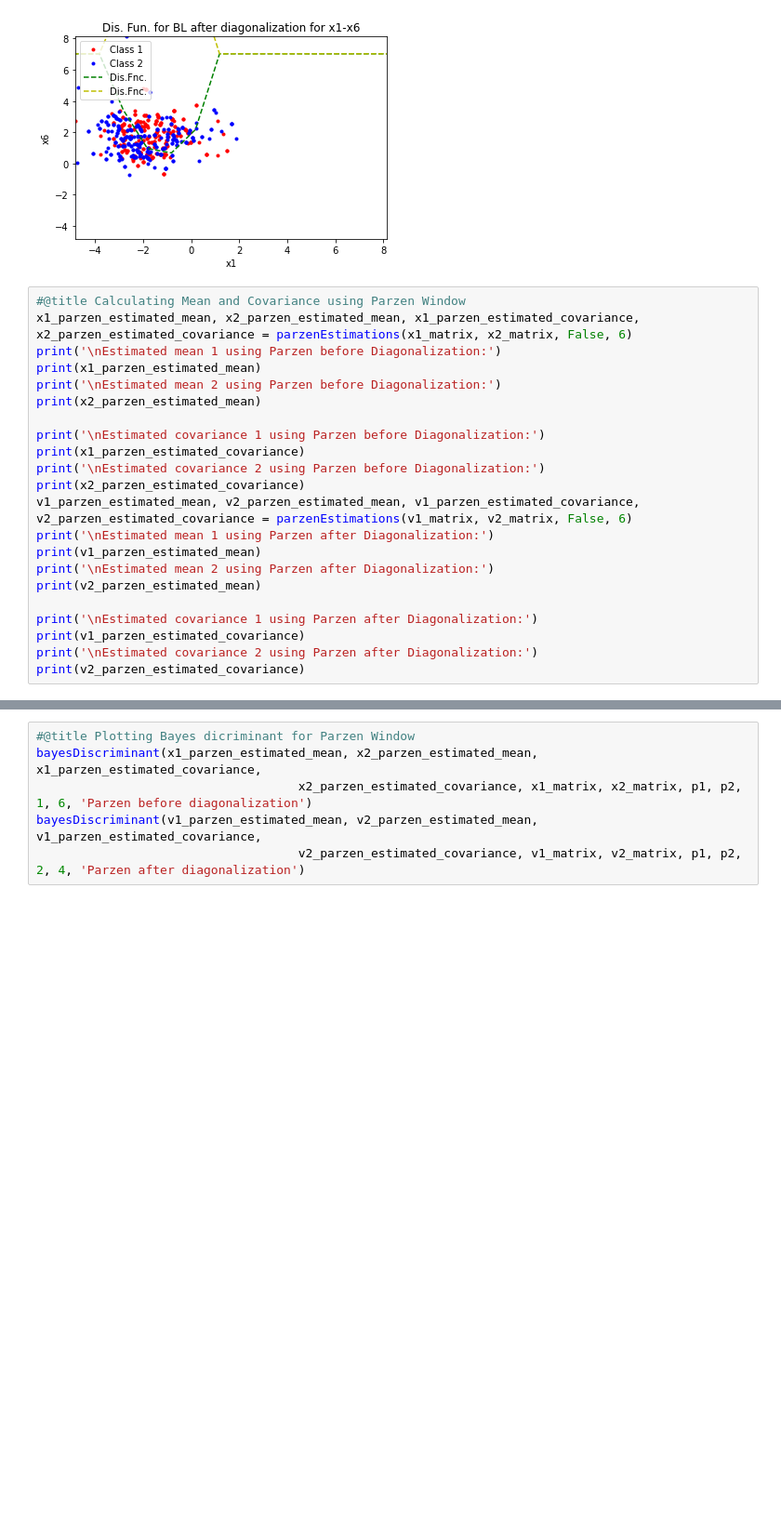
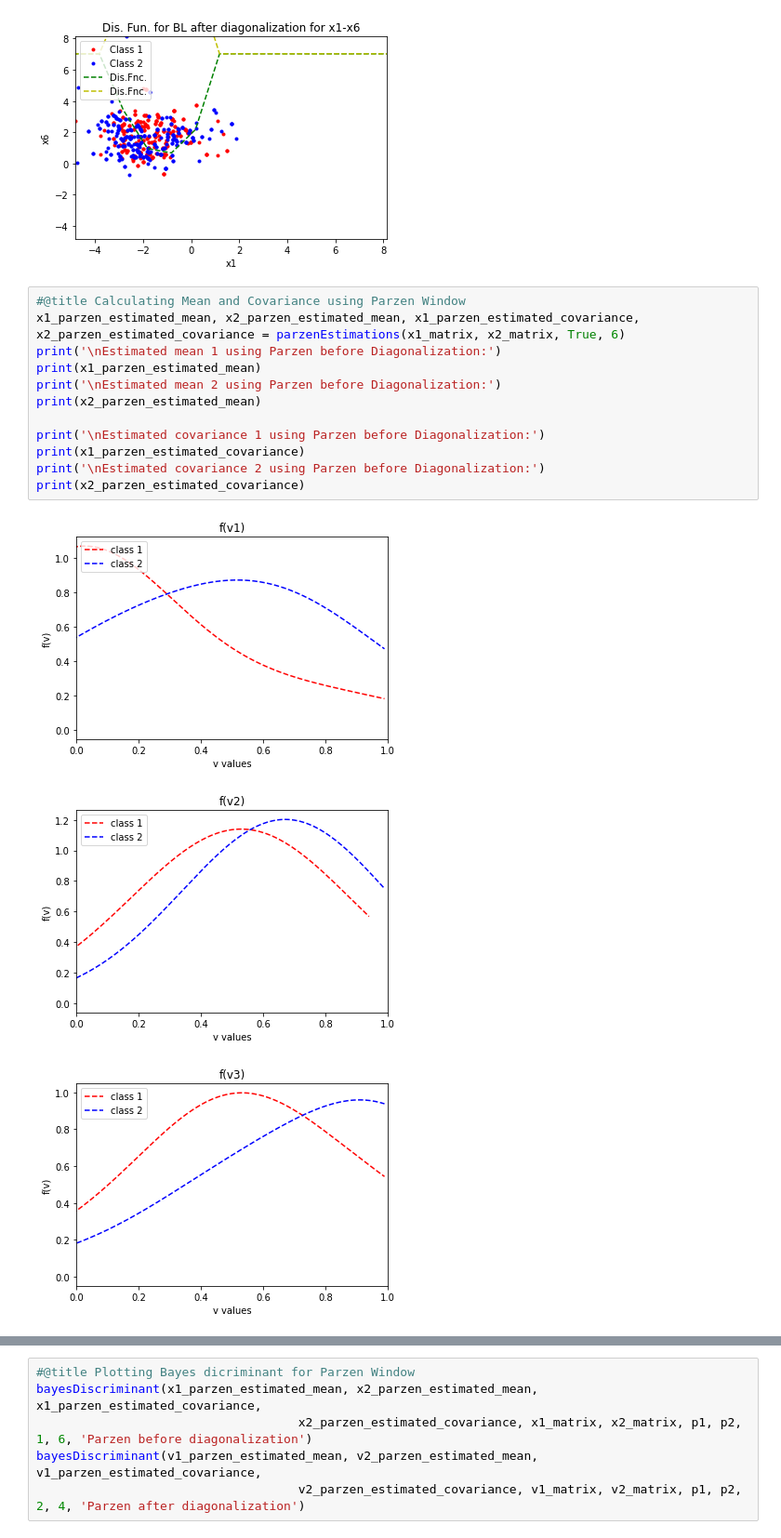
Before and after one commit to zahrafali/PatternRecognition, a Jupyter notebook: PR_Project.ipynb, the cells around one changed output, grey strips where cells are left out. Shown at 93% size. Saved outputs shown, nothing was run; the diff lists cells and outputs as text; blank space fills up the shorter version.

```diff
--- a/PR_Project.ipynb
+++ b/PR_Project.ipynb
@@ -683,24 +683,17 @@ bayesDiscriminant(v1_bl_estimated_mean, v2_bl_estimated_mean, v1_ml_estimated_co
 [figure]
 # %%
 #@title Calculating Mean and Covariance using Parzen Window
-x1_parzen_estimated_mean, x2_parzen_estimated_mean, x1_parzen_estimated_covariance, x2_parzen_estimated_covariance = parzenEstimations(x1_matrix, x2_matrix, False, 6)
+x1_parzen_estimated_mean, x2_parzen_estimated_mean, x1_parzen_estimated_covariance, x2_parzen_estimated_covariance = parzenEstimations(x1_matrix, x2_matrix, True, 6)
 print('\nEstimated mean 1 using Parzen before Diagonalization:')
 print(x1_parzen_estimated_mean)
 print('\nEstimated mean 2 using Parzen before Diagonalization:')
 print(x2_parzen_estimated_mean)
 
 print('\nEstimated covariance 1 using Parzen before Diagonalization:')
 print(x1_parzen_estimated_covariance)
 print('\nEstimated covariance 2 using Parzen before Diagonalization:')
 print(x2_parzen_estimated_covariance)
-v1_parzen_estimated_mean, v2_parzen_estimated_mean, v1_parzen_estimated_covariance, v2_parzen_estimated_covariance = parzenEstimations(v1_matrix, v2_matrix, False, 6)
-print('\nEstimated mean 1 using Parzen after Diagonalization:')
-print(v1_parzen_estimated_mean)
-print('\nEstimated mean 2 using Parzen after Diagonalization:')
-print(v2_parzen_estimated_mean)
-
-print('\nEstimated covariance 1 using Parzen after Diagonalization:')
-print(v1_parzen_estimated_covariance)
-print('\nEstimated covariance 2 using Parzen after Diagonalization:')
-print(v2_parzen_estimated_covariance)
 # %% [output]
+[figure, added]
+[figure, added]
+[figure, added]
```
Also changed, not shown: parts of 4 cells of this notebook.
